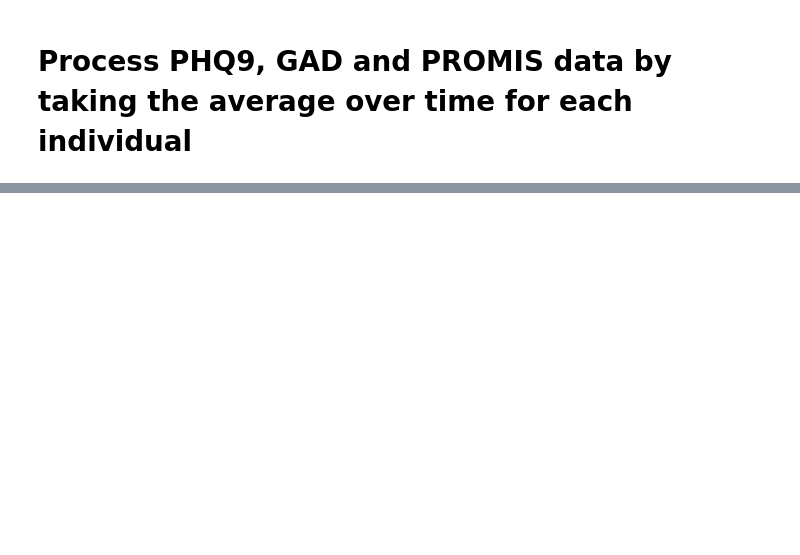
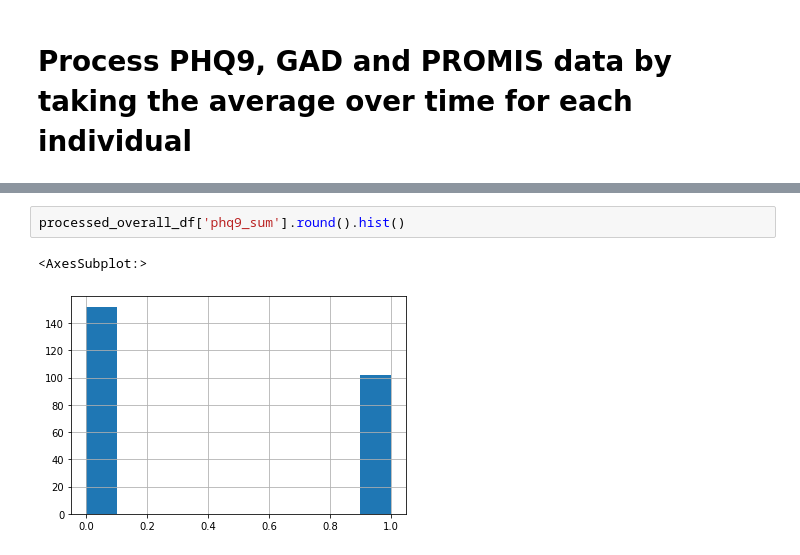
Before and after one commit to smilejennyyu/BUMP_code, a Jupyter notebook: ace_pc_algo.ipynb, the cells around one changed output, grey strips where cells are left out. Cells and saved outputs as stored; diff of their text form; blank space fills up the shorter version.

```diff
--- a/ace_pc_algo.ipynb
+++ b/ace_pc_algo.ipynb
@@ -94,0 +171,5 @@ for rid in overall_df['user_id'].unique():
+# %%
+processed_overall_df['phq9_sum'].round().hist()
+# %% [output]
+<AxesSubplot:>
+[figure, added]
```
Also changed, not shown: parts of 27 cells of this notebook, 4 other files.
